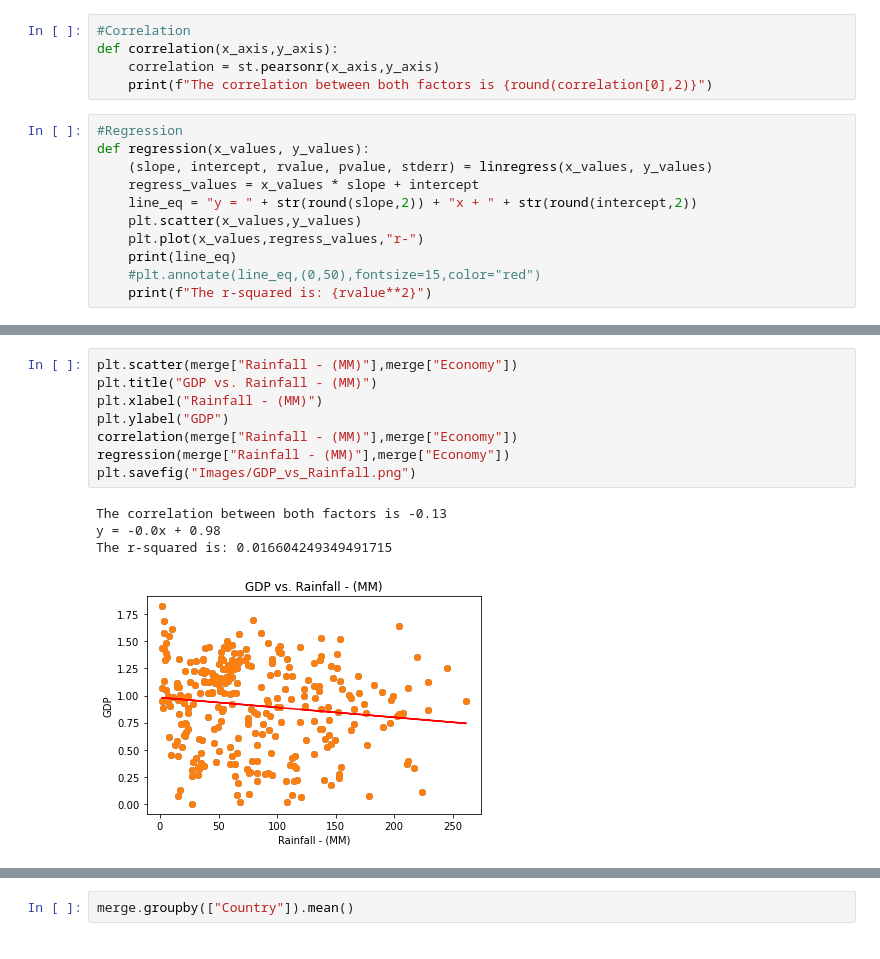
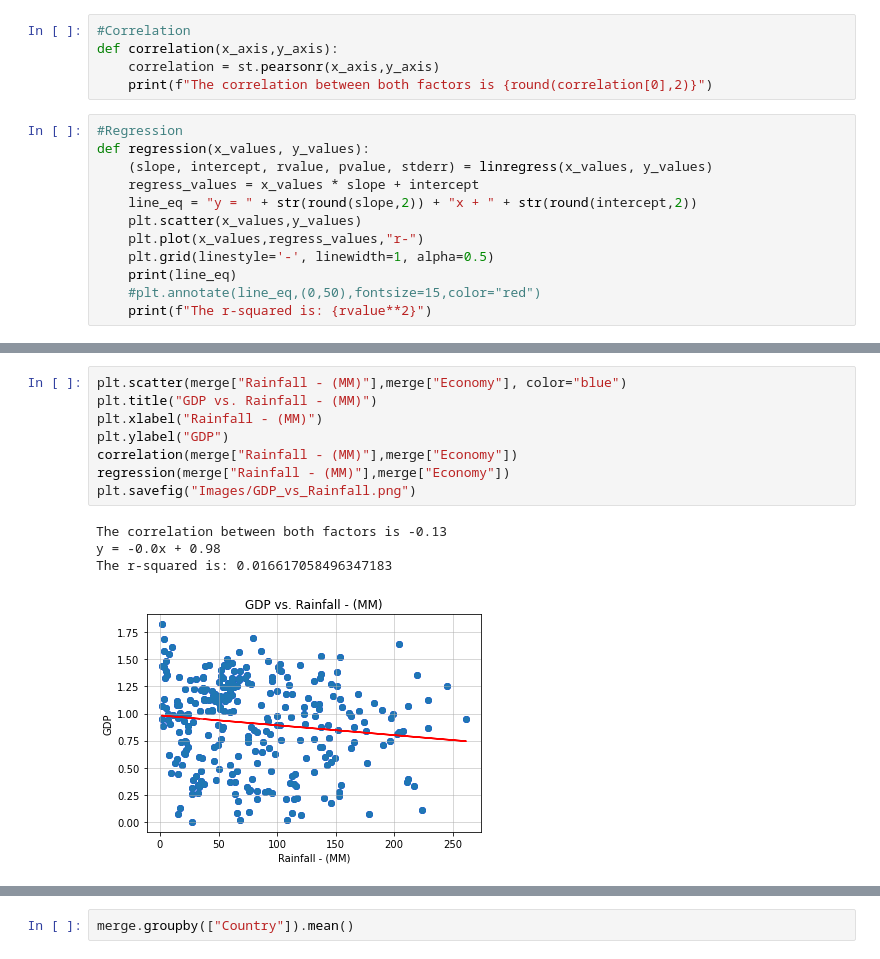
Before and after one commit to AJ-Paine/07-Skynet-Project, a Jupyter notebook: Skynet Project 1.ipynb, the cells around one changed output, grey strips where cells are left out. Cells and saved outputs as stored; diff of their text form.

```diff
--- a/Skynet Project 1.ipynb
+++ b/Skynet Project 1.ipynb
@@ -154,6 +154,7 @@ def regression(x_values, y_values):
     line_eq = "y = " + str(round(slope,2)) + "x + " + str(round(intercept,2))
     plt.scatter(x_values,y_values)
     plt.plot(x_values,regress_values,"r-")
+    plt.grid(linestyle='-', linewidth=1, alpha=0.5)
     print(line_eq)
     #plt.annotate(line_eq,(0,50),fontsize=15,color="red")
     print(f"The r-squared is: {rvalue**2}")
@@ -200,13 +215,13 @@ The r-squared is: 0.0028822608960913224
 # %%
-plt.scatter(merge["Rainfall - (MM)"],merge["Economy"])
+plt.scatter(merge["Rainfall - (MM)"],merge["Economy"], color="blue")
 plt.title("GDP vs. Rainfall - (MM)")
 plt.xlabel("Rainfall - (MM)")
 plt.ylabel("GDP")
 correlation(merge["Rainfall - (MM)"],merge["Economy"])
 regression(merge["Rainfall - (MM)"],merge["Economy"])
 plt.savefig("Images/GDP_vs_Rainfall.png")
 # %% [output]
 The correlation between both factors is -0.13
 y = -0.0x + 0.98
-The r-squared is: 0.016604249349491715
+The r-squared is: 0.016617058496347183
-[figure, old version]
+[figure, new version]
```
Also changed, not shown: parts of 9 cells of this notebook, 8 other files.
